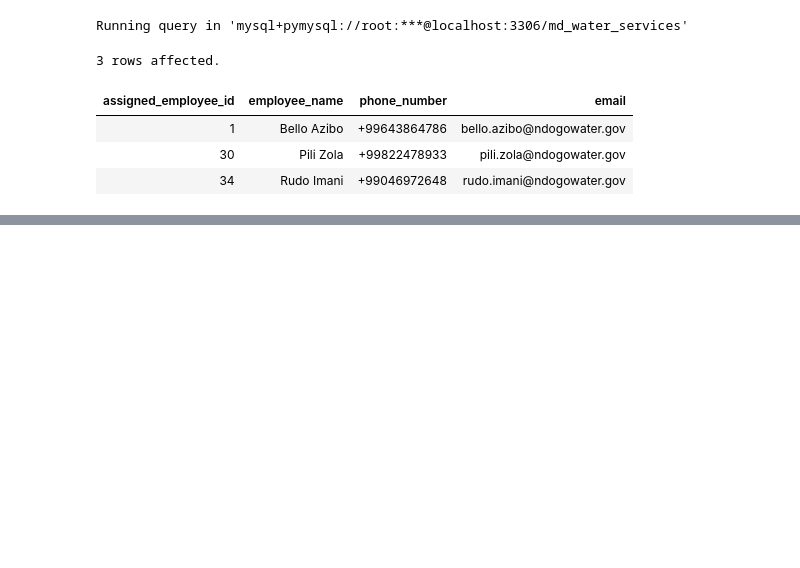
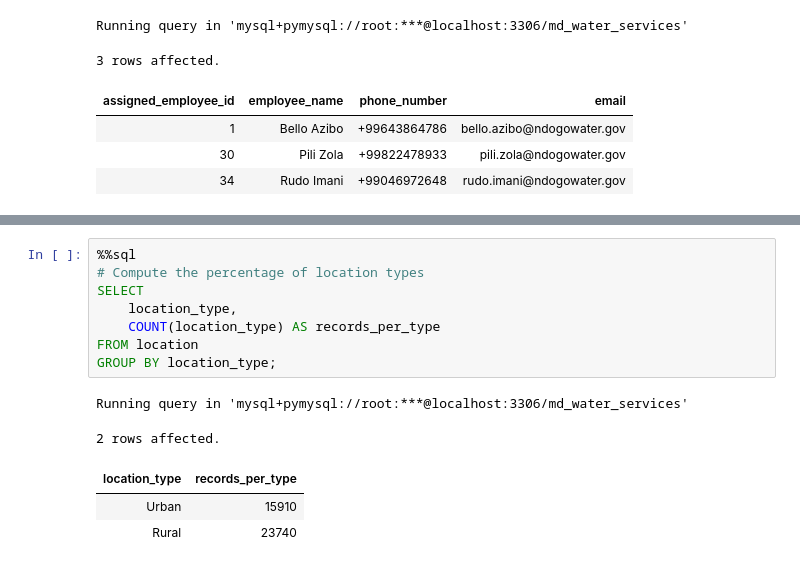
Before and after one commit to kelvinziroh/maji_ndogo, a Jupyter notebook: part_2/maji_ndogo_part2.ipynb, the cells around one changed output, grey strips where cells are left out. Drawn from its saved outputs; the diff is of its cells as text; blank space fills up the shorter version.

```diff
--- a/part_2/maji_ndogo_part2.ipynb
+++ b/part_2/maji_ndogo_part2.ipynb
@@ -208,0 +286,14 @@ Running query in 'mysql+pymysql://root:***@localhost:3306/md_water_services'
+# %%
+%%sql
+# Compute the percentage of location types
+SELECT
+    location_type,
+    COUNT(location_type) AS records_per_type
+FROM location
+GROUP BY location_type;
+# %% [output]
+Running query in 'mysql+pymysql://root:***@localhost:3306/md_water_services'
+2 rows affected.
+| location_type | records_per_type |
+| Urban | 15910 |
+| Rural | 23740 |
```
Also changed, not shown: parts of 13 cells of this notebook.
